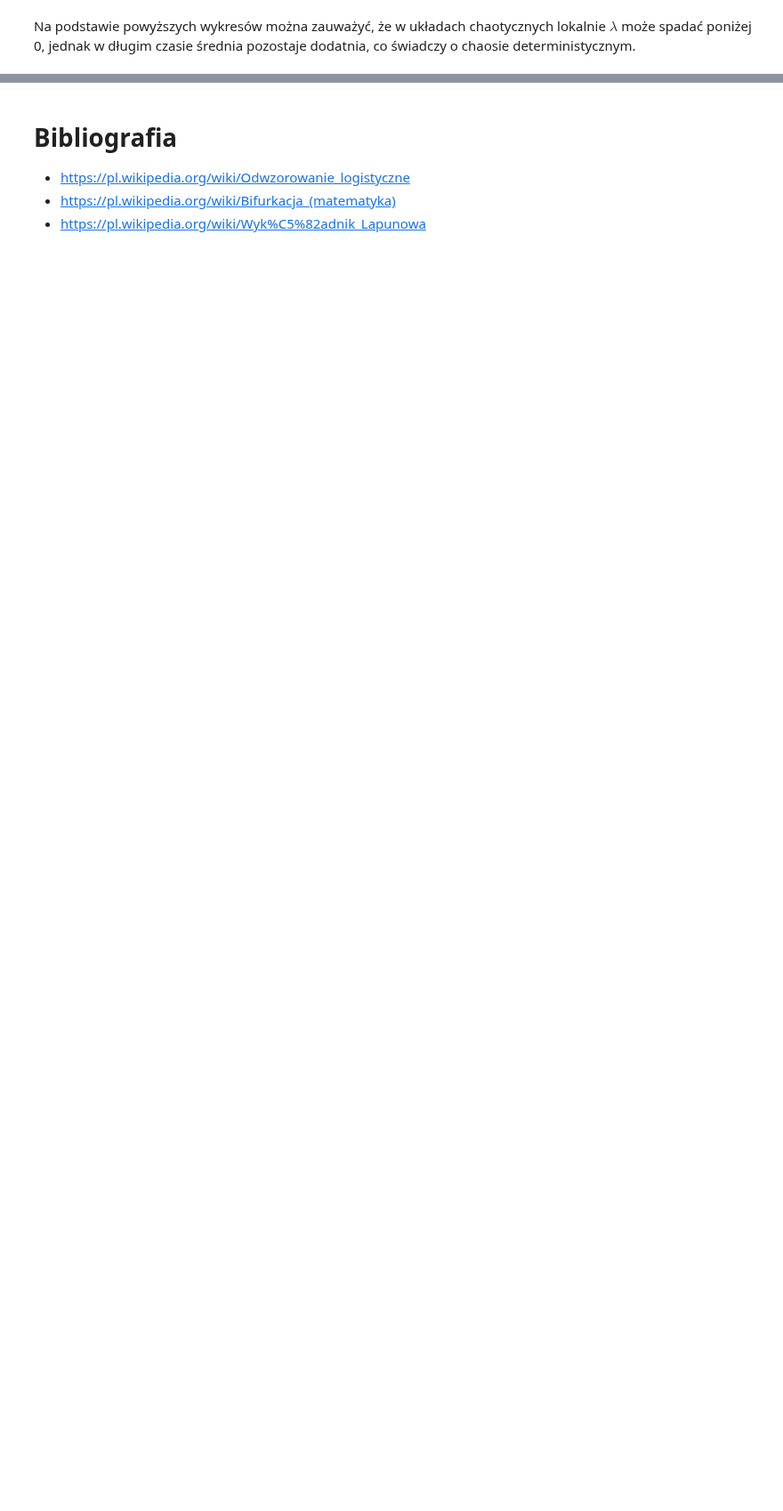
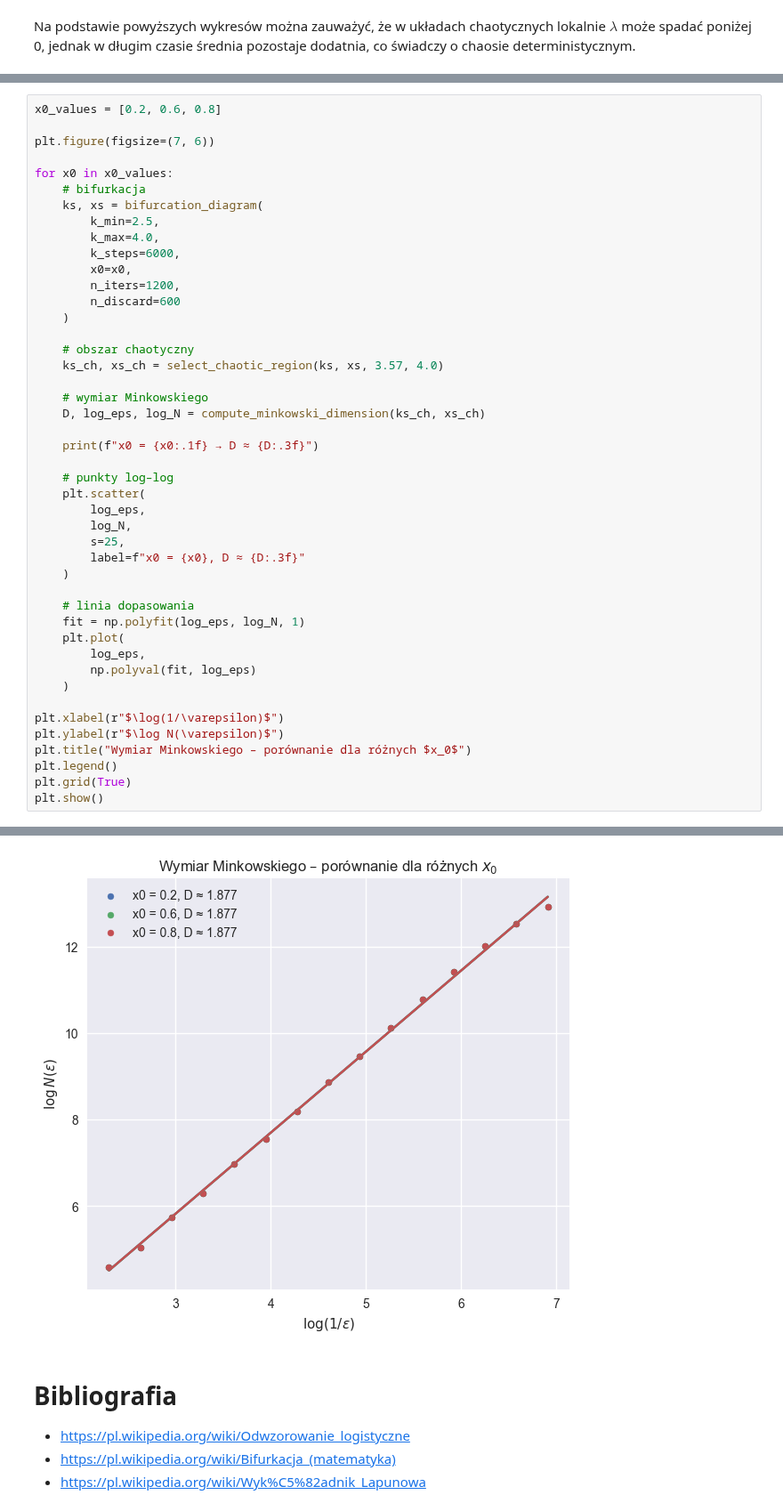
Before and after one commit to annap16/logisticMapProject, a Jupyter notebook: odwzorowanie_logistyczne_wykres_bifurkacyjny.ipynb, the cells around one changed output, grey strips where cells are left out. Shown at 89% size. Cells and saved outputs as stored; diff of their text form; blank space fills up the shorter version.

```diff
--- a/odwzorowanie_logistyczne_wykres_bifurkacyjny.ipynb
+++ b/odwzorowanie_logistyczne_wykres_bifurkacyjny.ipynb
@@ -402,0 +482,46 @@ Na podstawie powyższych wykresów można zauważyć, że w układach chaotyczny
+# %%
+x0_values = [0.2, 0.6, 0.8]
+
+plt.figure(figsize=(7, 6))
+
+for x0 in x0_values:
+    # bifurkacja
+    ks, xs = bifurcation_diagram(
+        k_min=2.5,
+        k_max=4.0,
+        k_steps=6000,
+        x0=x0,
+        n_iters=1200,
+        n_discard=600
+    )
+
+    # obszar chaotyczny
+    ks_ch, xs_ch = select_chaotic_region(ks, xs, 3.57, 4.0)
+
+    # wymiar Minkowskiego
+    D, log_eps, log_N = compute_minkowski_dimension(ks_ch, xs_ch)
+
+    print(f"x0 = {x0:.1f} → D ≈ {D:.3f}")
+
+    # punkty log–log
+    plt.scatter(
+        log_eps,
+        log_N,
+        s=25,
+        label=f"x0 = {x0}, D ≈ {D:.3f}"
+    )
+
+    # linia dopasowania
+    fit = np.polyfit(log_eps, log_N, 1)
+    plt.plot(
+        log_eps,
+        np.polyval(fit, log_eps)
+    )
+
+plt.xlabel(r"$\log(1/\varepsilon)$")
+plt.ylabel(r"$\log N(\varepsilon)$")
+plt.title("Wymiar Minkowskiego – porównanie dla różnych $x_0$")
+plt.legend()
+plt.grid(True)
+plt.show()
+# %% [output]
@@ -403,3 +531,4 @@ Na podstawie powyższych wykresów można zauważyć, że w układach chaotyczny
+[figure, added]
 # %% [markdown]
 # Bibliografia
 
```
Also changed, not shown: parts of 7 cells of this notebook.
